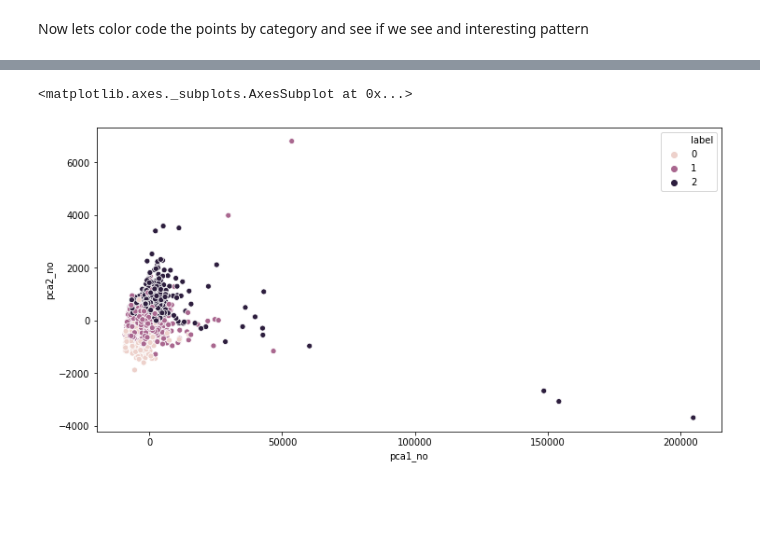
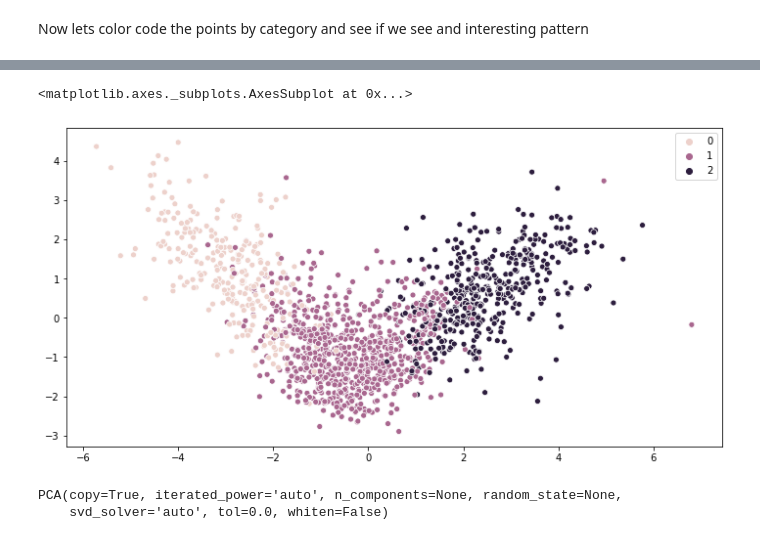
Before and after one commit to samialisayed/MachineLearning-Final-Project, a Jupyter notebook: notebook_tova_pca.ipynb, the cells around one changed output, grey strips where cells are left out. Saved outputs shown, nothing was run; the diff lists cells and outputs as text; code cells hidden in the pictures; blank space fills up the shorter version.

```diff
--- a/notebook_tova_pca.ipynb
+++ b/notebook_tova_pca.ipynb
@@ -77,18 +40,14 @@ data_num_no_outliers['pca2_no'] = data_pca[:, 1]
-# %%
-plt.figure(figsize=(12,6))
-sns.scatterplot(data_num_no_outliers.pca1_no, data_num_no_outliers.pca2_no,
-                hue=data.label.drop([89, 524, 636, 706, 1299]))
-# %% [output]
-<matplotlib.axes._subplots.AxesSubplot at 0x...>
-[figure, removed]
 # %%
 lda = LinearDiscriminantAnalysis()
 # %%
-data_lda = lda.fit_transform(data_num_no_outliers, labels_no)
+data_lda = lda.fit_transform(data_std, label)
 # %%
-data['lda1'] = data_lda[:, 0]
+lda1 = data_lda[:, 0]
 # %%
-data['lda2'] = data_lda[:, 1]
+lda2 = data_lda[:, 1]
 # %%
 plt.figure(figsize=(12,6))
-sns.scatterplot(data.lda1, data.lda2, hue=data.label)
+sns.scatterplot(lda1, lda2, hue=label)
+# %% [output]
+<matplotlib.axes._subplots.AxesSubplot at 0x...>
+[figure, added]
@@ -94,0 +56,5 @@ sns.scatterplot(data.lda1, data.lda2, hue=data.label)
+# %%
+pca.fit(data_std)
+# %% [output]
+PCA(copy=True, iterated_power='auto', n_components=None, random_state=None,
+    svd_solver='auto', tol=0.0, whiten=False)
```
Also changed, not shown: parts of 27 cells of this notebook, 2 other files.
